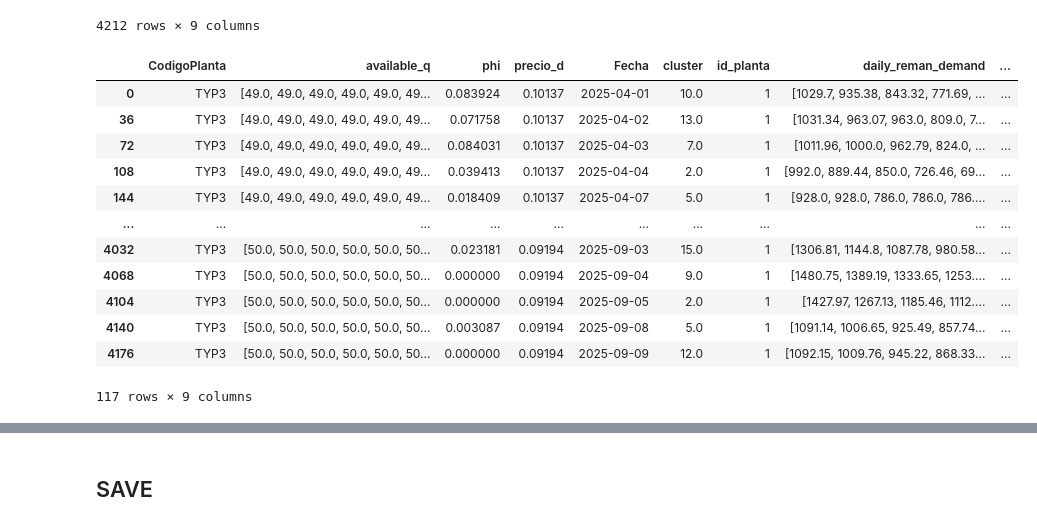
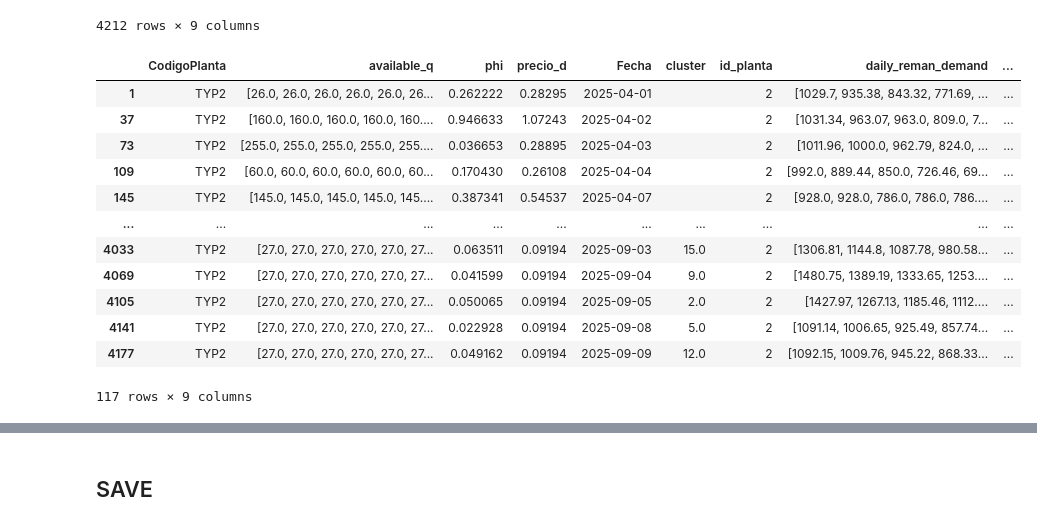
Before and after one commit to anamariapatron/TesisPEG, a Jupyter notebook: NPGAVF/symmetric/SymetricMedian.ipynb, the cells around one changed output, grey strips where cells are left out. Cells and saved outputs as stored; diff of their text form; code cells hidden in the pictures.

```diff
--- a/NPGAVF/symmetric/SymetricMedian.ipynb
+++ b/NPGAVF/symmetric/SymetricMedian.ipynb
@@ -2232,12 +2281,12 @@ plant_ids = list(pd.unique(df["id_planta"].values))
 input_dim=24
 output_dim=1
 hidden=(10,10)
-T= 5
+T=100
 seed=123
 eta=1e-4
-sigma=1e-3  #1/di
+sigma=1e-1  #1/di
 pricing= "uniform"
-G= 36 #grupos
+G= 5 #grupos
 floor_mode="mean"
 reduce_mode="mean"
 # %%
@@ -2282,20 +2322,20 @@ df
 | 4211 | TEC1 | [213.0, 213.0, 213.0, 213.0, 213.... | 1.255597 | 1.48540 | 2025-09-09 | 12.0 | 36 | [1092.15, 1009.76, 945.22, 868.33... | ... |
 4212 rows × 9 columns
 # %%
-df[df['id_planta']==1]
+df[df['id_planta']==2]
 # %% [output]
 |  | CodigoPlanta | available_q | phi | precio_d | Fecha | cluster | id_planta | daily_reman_demand | ... |
-| 0 | TYP3 | [49.0, 49.0, 49.0, 49.0, 49.0, 49... | 0.083924 | 0.10137 | 2025-04-01 | 10.0 | 1 | [1029.7, 935.38, 843.32, 771.69, ... | ... |
-| 36 | TYP3 | [49.0, 49.0, 49.0, 49.0, 49.0, 49... | 0.071758 | 0.10137 | 2025-04-02 | 13.0 | 1 | [1031.34, 963.07, 963.0, 809.0, 7... | ... |
-| 72 | TYP3 | [49.0, 49.0, 49.0, 49.0, 49.0, 49... | 0.084031 | 0.10137 | 2025-04-03 | 7.0 | 1 | [1011.96, 1000.0, 962.79, 824.0, ... | ... |
-| 108 | TYP3 | [49.0, 49.0, 49.0, 49.0, 49.0, 49... | 0.039413 | 0.10137 | 2025-04-04 | 2.0 | 1 | [992.0, 889.44, 850.0, 726.46, 69... | ... |
-| 144 | TYP3 | [49.0, 49.0, 49.0, 49.0, 49.0, 49... | 0.018409 | 0.10137 | 2025-04-07 | 5.0 | 1 | [928.0, 928.0, 786.0, 786.0, 786.... | ... |
+| 1 | TYP2 | [26.0, 26.0, 26.0, 26.0, 26.0, 26... | 0.262222 | 0.28295 | 2025-04-01 |  | 2 | [1029.7, 935.38, 843.32, 771.69, ... | ... |
+| 37 | TYP2 | [160.0, 160.0, 160.0, 160.0, 160.... | 0.946633 | 1.07243 | 2025-04-02 |  | 2 | [1031.34, 963.07, 963.0, 809.0, 7... | ... |
+| 73 | TYP2 | [255.0, 255.0, 255.0, 255.0, 255.... | 0.036653 | 0.28895 | 2025-04-03 |  | 2 | [1011.96, 1000.0, 962.79, 824.0, ... | ... |
+| 109 | TYP2 | [60.0, 60.0, 60.0, 60.0, 60.0, 60... | 0.170430 | 0.26108 | 2025-04-04 |  | 2 | [992.0, 889.44, 850.0, 726.46, 69... | ... |
+| 145 | TYP2 | [145.0, 145.0, 145.0, 145.0, 145.... | 0.387341 | 0.54537 | 2025-04-07 |  | 2 | [928.0, 928.0, 786.0, 786.0, 786.... | ... |
 | ... | ... | ... | ... | ... | ... | ... | ... | ... | ... |
-| 4032 | TYP3 | [50.0, 50.0, 50.0, 50.0, 50.0, 50... | 0.023181 | 0.09194 | 2025-09-03 | 15.0 | 1 | [1306.81, 1144.8, 1087.78, 980.58... | ... |
-| 4068 | TYP3 | [50.0, 50.0, 50.0, 50.0, 50.0, 50... | 0.000000 | 0.09194 | 2025-09-04 | 9.0 | 1 | [1480.75, 1389.19, 1333.65, 1253.... | ... |
-| 4104 | TYP3 | [50.0, 50.0, 50.0, 50.0, 50.0, 50... | 0.000000 | 0.09194 | 2025-09-05 | 2.0 | 1 | [1427.97, 1267.13, 1185.46, 1112.... | ... |
-| 4140 | TYP3 | [50.0, 50.0, 50.0, 50.0, 50.0, 50... | 0.003087 | 0.09194 | 2025-09-08 | 5.0 | 1 | [1091.14, 1006.65, 925.49, 857.74... | ... |
-| 4176 | TYP3 | [50.0, 50.0, 50.0, 50.0, 50.0, 50... | 0.000000 | 0.09194 | 2025-09-09 | 12.0 | 1 | [1092.15, 1009.76, 945.22, 868.33... | ... |
+| 4033 | TYP2 | [27.0, 27.0, 27.0, 27.0, 27.0, 27... | 0.063511 | 0.09194 | 2025-09-03 | 15.0 | 2 | [1306.81, 1144.8, 1087.78, 980.58... | ... |
+| 4069 | TYP2 | [27.0, 27.0, 27.0, 27.0, 27.0, 27... | 0.041599 | 0.09194 | 2025-09-04 | 9.0 | 2 | [1480.75, 1389.19, 1333.65, 1253.... | ... |
+| 4105 | TYP2 | [27.0, 27.0, 27.0, 27.0, 27.0, 27... | 0.050065 | 0.09194 | 2025-09-05 | 2.0 | 2 | [1427.97, 1267.13, 1185.46, 1112.... | ... |
+| 4141 | TYP2 | [27.0, 27.0, 27.0, 27.0, 27.0, 27... | 0.022928 | 0.09194 | 2025-09-08 | 5.0 | 2 | [1091.14, 1006.65, 925.49, 857.74... | ... |
+| 4177 | TYP2 | [27.0, 27.0, 27.0, 27.0, 27.0, 27... | 0.049162 | 0.09194 | 2025-09-09 | 12.0 | 2 | [1092.15, 1009.76, 945.22, 868.33... | ... |
 117 rows × 9 columns
 # %%
 
```
Also changed, not shown: parts of 20 cells of this notebook, 23 other files.
